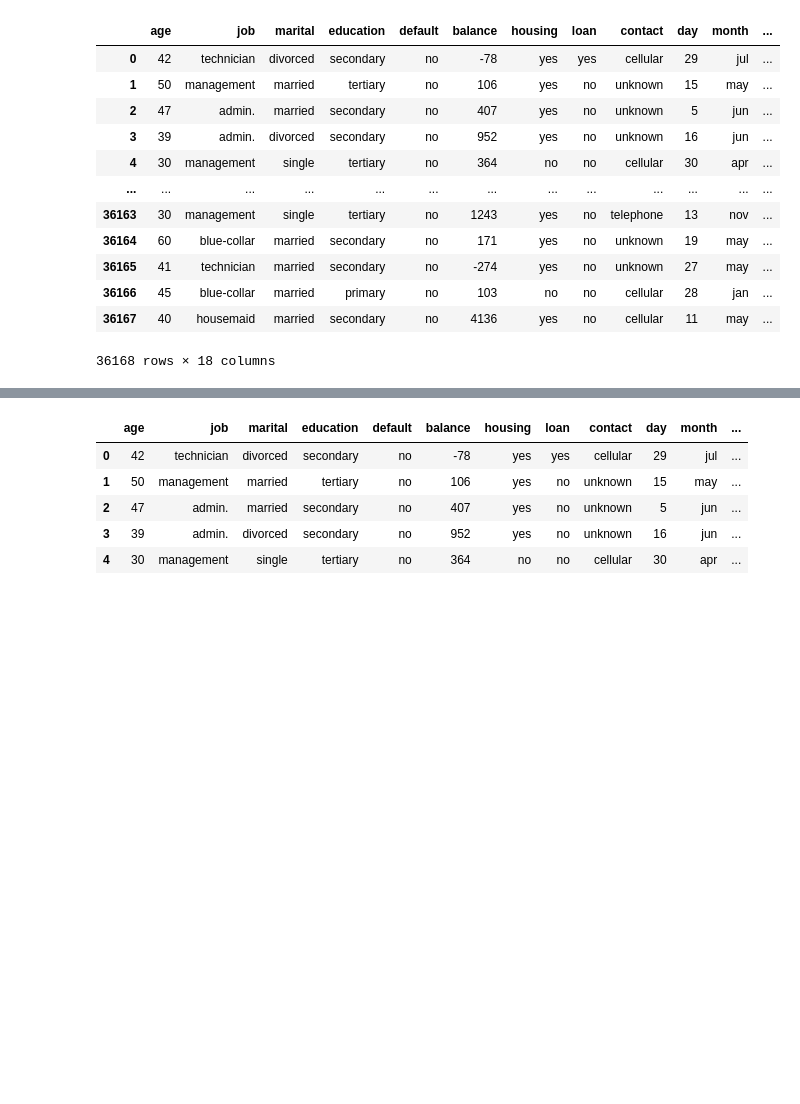
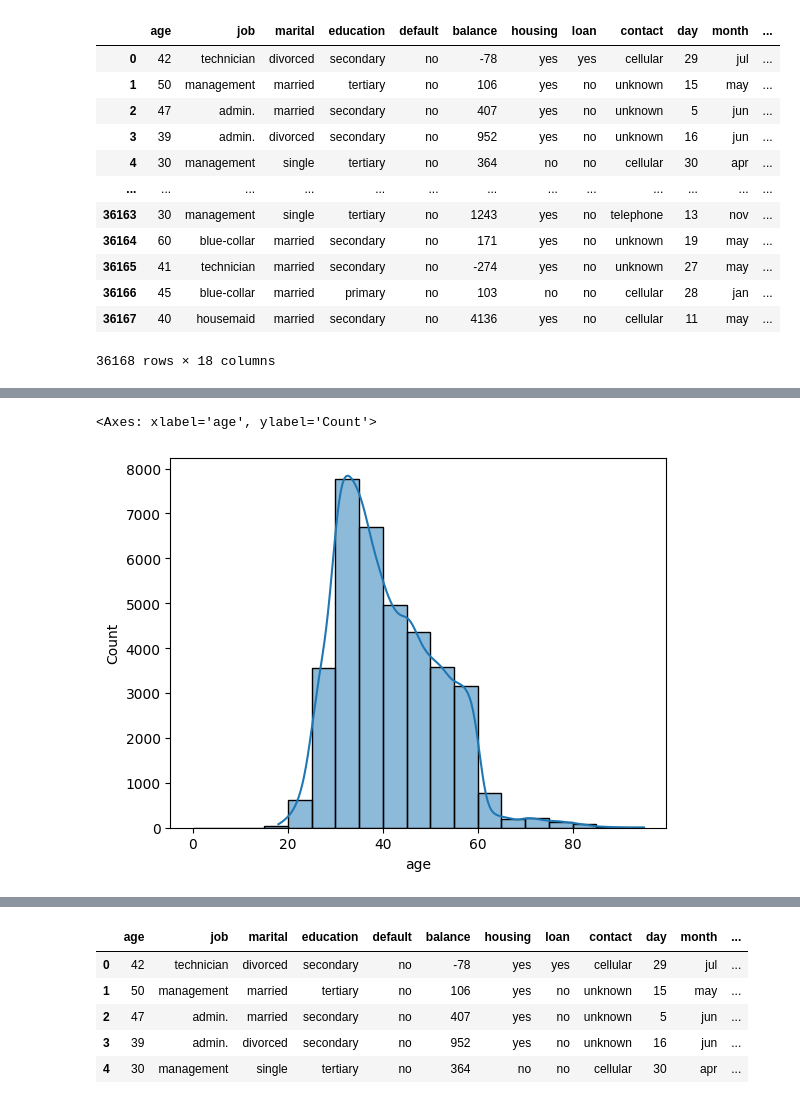
Before and after one commit to yikchungchan/DSA-5101-P1, a Jupyter notebook: DSA5101_project.ipynb, the cells around one changed output, grey strips where cells are left out. Cells and saved outputs as stored; diff of their text form; code cells hidden in the pictures; blank space fills up the shorter version.

```diff
--- a/DSA5101_project.ipynb
+++ b/DSA5101_project.ipynb
@@ -410,0 +464,6 @@ For the structured dataset we have, each data table row contains an observation
+# %%
+age_bins = range(0, 100, 5)
+sns.histplot(df_preprocessed.age, bins = age_bins, kde=True)
+# %% [output]
+<Axes: xlabel='age', ylabel='Count'>
+[figure, added]
```
Also changed, not shown: parts of 15 cells of this notebook.
